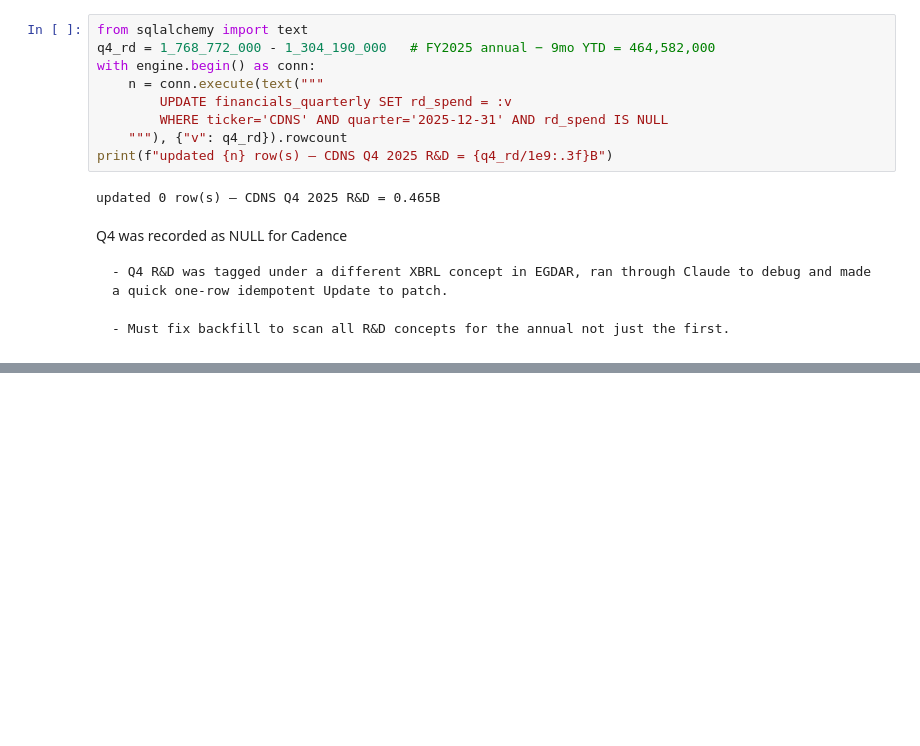
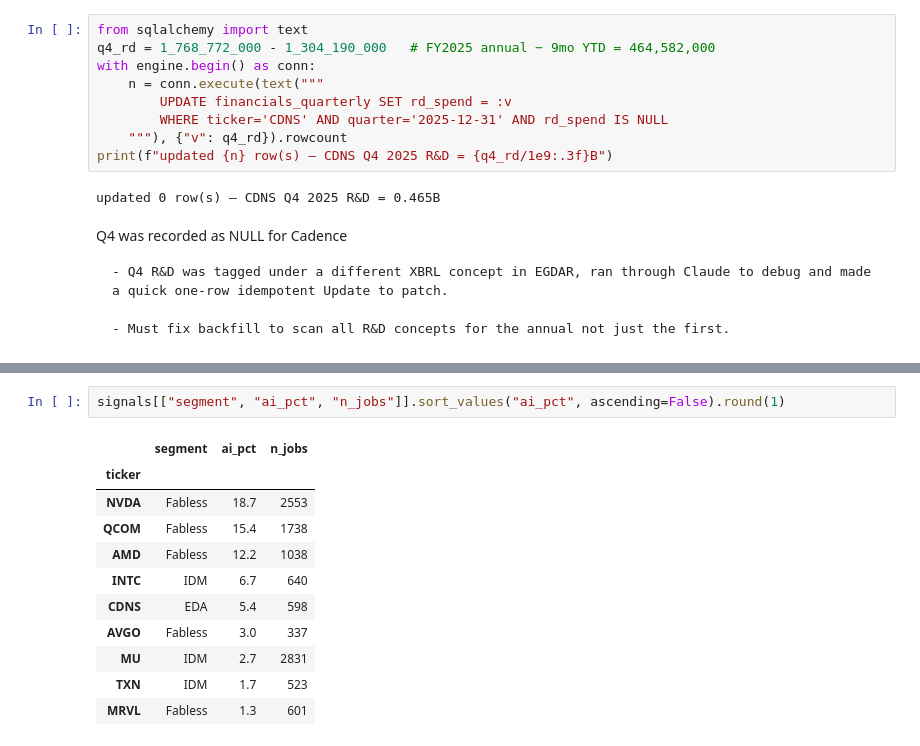
Before and after one commit to johanndeboda/sector-signals, a Jupyter notebook: analysis/20_cross_signals.ipynb, the cells around one changed output, grey strips where cells are left out. Cells and saved outputs as stored; diff of their text form; blank space fills up the shorter version.

```diff
--- a/analysis/20_cross_signals.ipynb
+++ b/analysis/20_cross_signals.ipynb
@@ -262,0 +321,14 @@ SyntaxError: closing parenthesis ']' does not match opening parenthesis '{' on l
+# %%
+signals[["segment", "ai_pct", "n_jobs"]].sort_values("ai_pct", ascending=False).round(1)
+# %% [output]
+|  | segment | ai_pct | n_jobs |
+| ticker |  |  |  |
+| NVDA | Fabless | 18.7 | 2553 |
+| QCOM | Fabless | 15.4 | 1738 |
+| AMD | Fabless | 12.2 | 1038 |
+| INTC | IDM | 6.7 | 640 |
+| CDNS | EDA | 5.4 | 598 |
+| AVGO | Fabless | 3.0 | 337 |
+| MU | IDM | 2.7 | 2831 |
+| TXN | IDM | 1.7 | 523 |
+| MRVL | Fabless | 1.3 | 601 |
```
Also changed, not shown: parts of 11 cells of this notebook, 2 other files.
